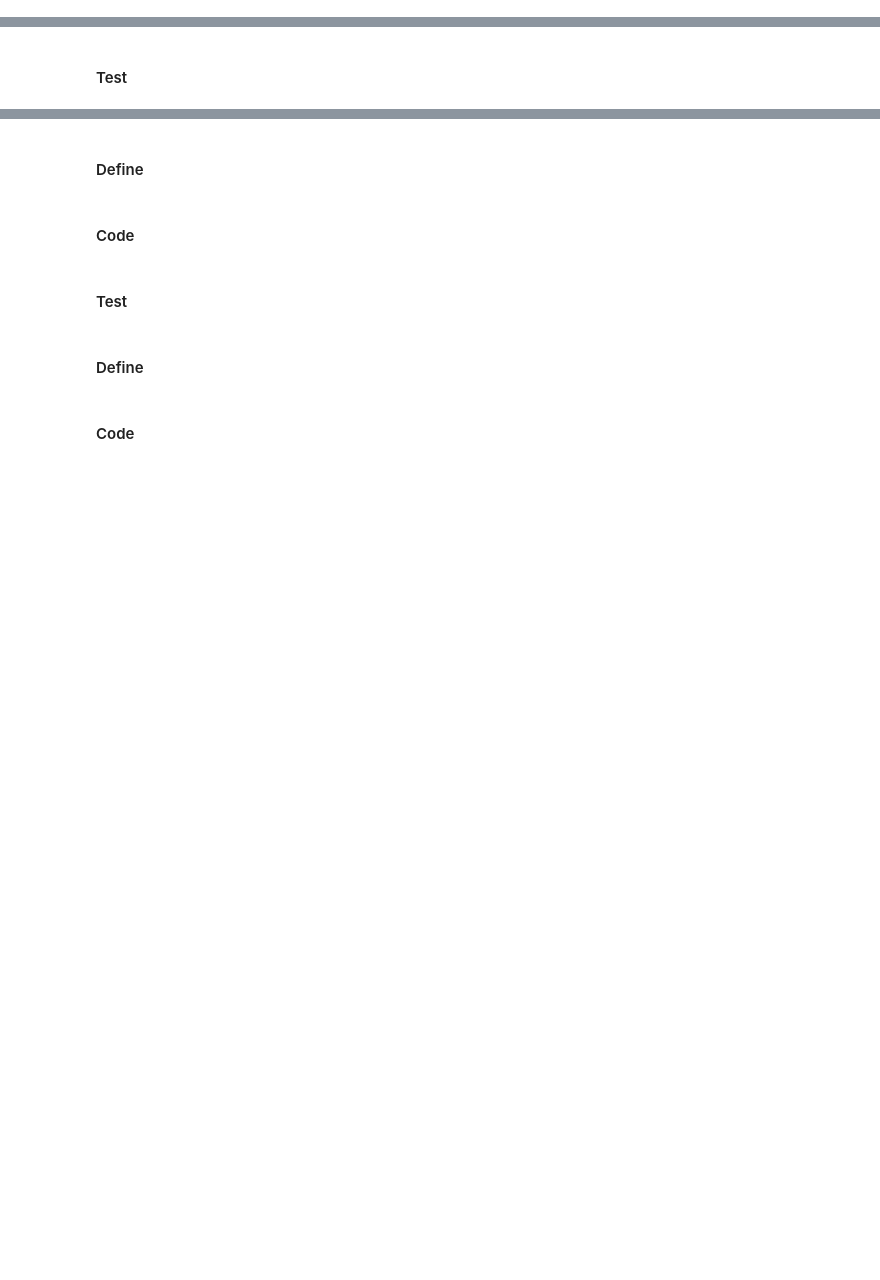
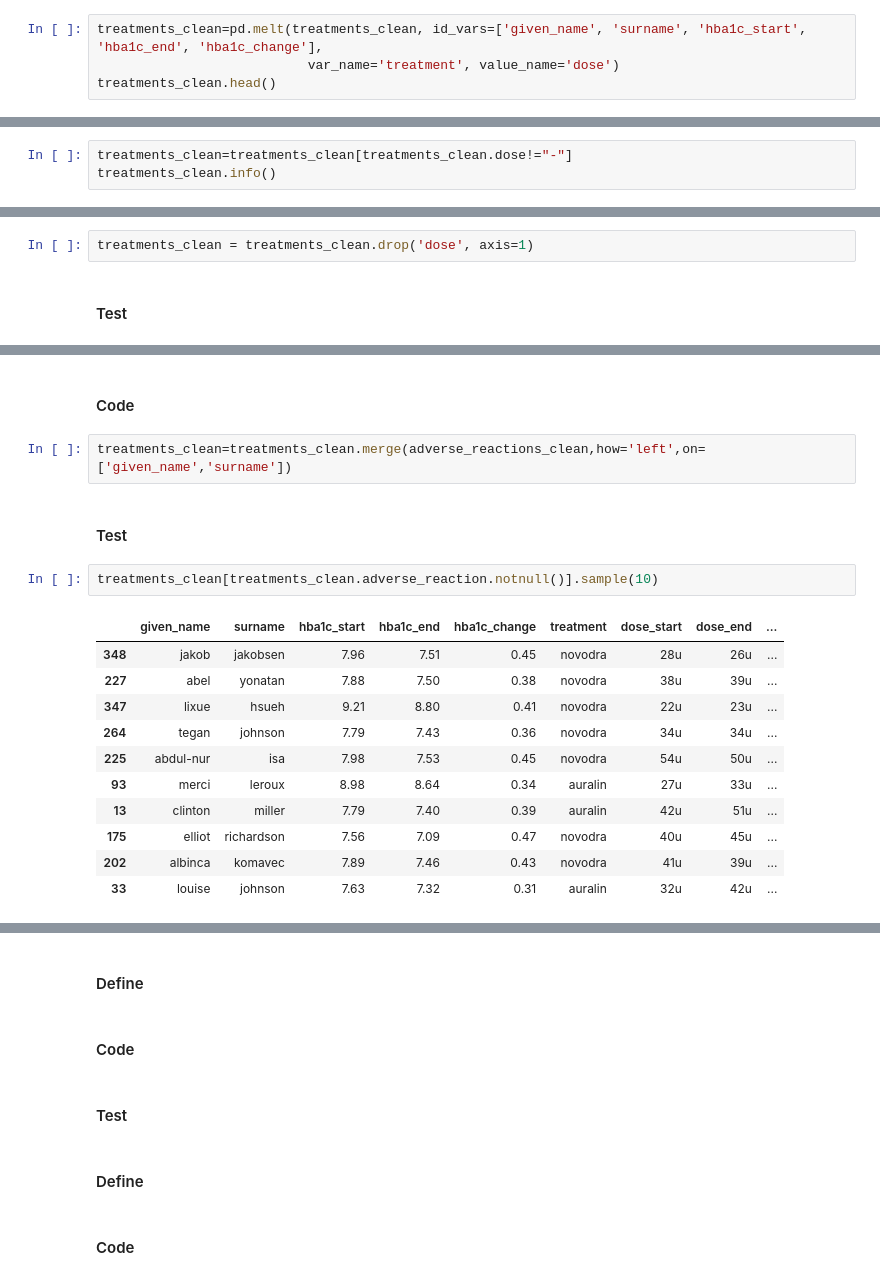
Before and after one commit to mccormd1/Analytics_Nanodegree, a Jupyter notebook: 3-Data Wrangling/Wrangling_materials/3-oral_insulin/oral_insulin.ipynb, the cells around one changed output, grey strips where cells are left out. Saved outputs shown, nothing was run; the diff lists cells and outputs as text; blank space fills up the shorter version.

Commit message:
melt drug columns, merge patients and adverse_reactions tables

```diff
--- a/3-Data Wrangling/Wrangling_materials/3-oral_insulin/oral_insulin.ipynb
+++ b/3-Data Wrangling/Wrangling_materials/3-oral_insulin/oral_insulin.ipynb
@@ -489,0 +506,4 @@ Use melt and str.split() to split the columns.
+# %%
+treatments_clean=pd.melt(treatments_clean, id_vars=['given_name', 'surname', 'hba1c_start', 'hba1c_end', 'hba1c_change'],
+                           var_name='treatment', value_name='dose')
+treatments_clean.head()
@@ -489,0 +517,3 @@ Use melt and str.split() to split the columns.
+# %%
+treatments_clean=treatments_clean[treatments_clean.dose!="-"]
+treatments_clean.info()
@@ -490,2 +543,4 @@ Use melt and str.split() to split the columns.
+# %%
+treatments_clean = treatments_clean.drop('dose', axis=1)
 # %% [markdown]
 #### Test
@@ -491,0 +578,20 @@ Use melt and str.split() to split the columns.
+# %% [markdown]
+#### Code
+# %%
+treatments_clean=treatments_clean.merge(adverse_reactions_clean,how='left',on=['given_name','surname'])
+# %% [markdown]
+#### Test
+# %%
+treatments_clean[treatments_clean.adverse_reaction.notnull()].sample(10)
+# %% [output]
+|  | given_name | surname | hba1c_start | hba1c_end | hba1c_change | treatment | dose_start | dose_end | ... |
+| 348 | jakob | jakobsen | 7.96 | 7.51 | 0.45 | novodra | 28u | 26u | ... |
+| 227 | abel | yonatan | 7.88 | 7.50 | 0.38 | novodra | 38u | 39u | ... |
+| 347 | lixue | hsueh | 9.21 | 8.80 | 0.41 | novodra | 22u | 23u | ... |
+| 264 | tegan | johnson | 7.79 | 7.43 | 0.36 | novodra | 34u | 34u | ... |
+| 225 | abdul-nur | isa | 7.98 | 7.53 | 0.45 | novodra | 54u | 50u | ... |
+| 93 | merci | leroux | 8.98 | 8.64 | 0.34 | auralin | 27u | 33u | ... |
+| 13 | clinton | miller | 7.79 | 7.40 | 0.39 | auralin | 42u | 51u | ... |
+| 175 | elliot | richardson | 7.56 | 7.09 | 0.47 | novodra | 40u | 45u | ... |
+| 202 | albinca | komavec | 7.89 | 7.46 | 0.43 | novodra | 41u | 39u | ... |
+| 33 | louise | johnson | 7.63 | 7.32 | 0.31 | auralin | 32u | 42u | ... |
```
Also changed, not shown: parts of 15 cells of this notebook.
